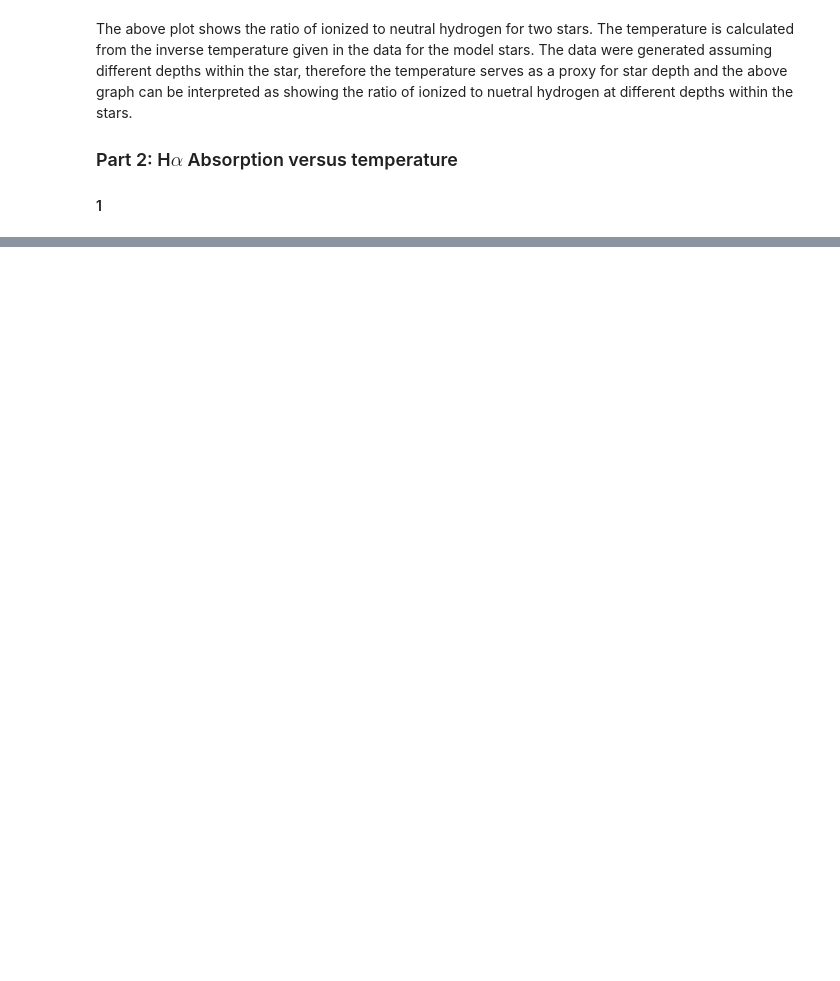
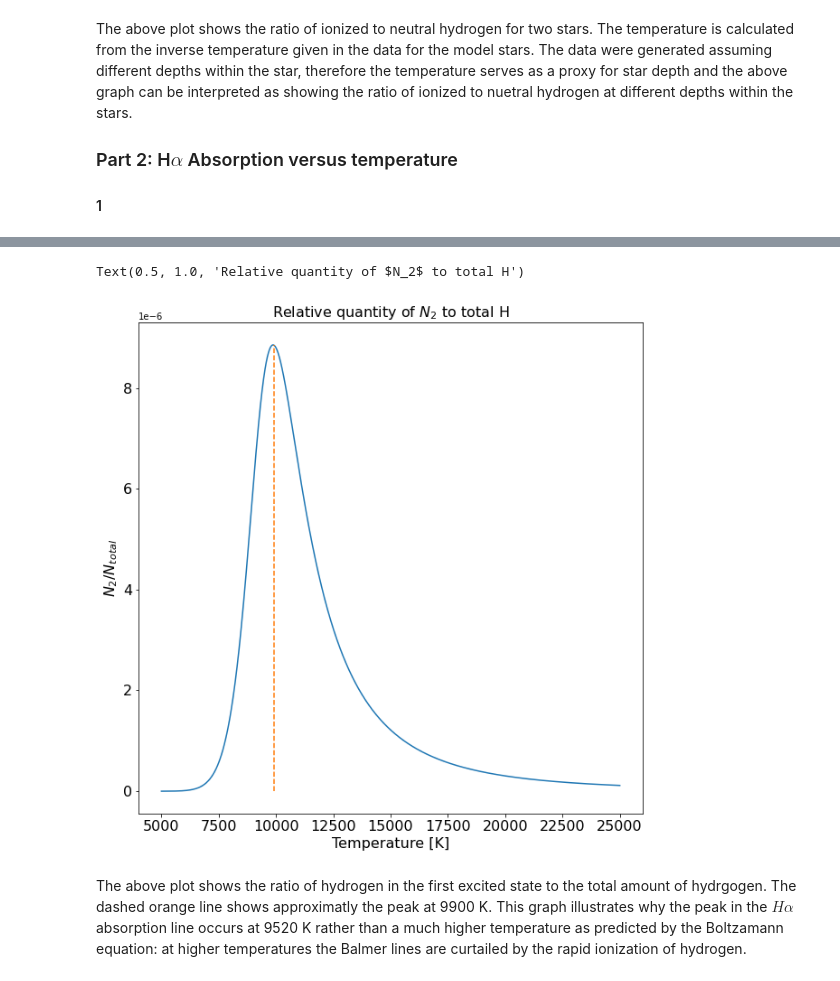
Before and after one commit to cmerrill11/astr-421, a Jupyter notebook: HW 2.ipynb, the cells around one changed output, grey strips where cells are left out. Drawn from its saved outputs; the diff is of its cells as text; code cells hidden in the pictures; blank space fills up the shorter version.

```diff
--- a/HW 2.ipynb
+++ b/HW 2.ipynb
@@ -92,0 +147,19 @@ plt.plot(t, ratio)
+# %%
+N2_N1 = boltz(8, -3.4*1.6e-19, t)/ boltz(2, -13.6*1.6e-19, t)
+
+N2_Ntotal = (N2_N1 / (1 + N2_N1)) * (1 / (1 + NII_NI))
+
+fig, ax = plt.subplots(1, 1, figsize = (10,10))
+plt.tick_params(labelsize = 16)
+ax.plot(t, N2_Ntotal)
+ax.plot(np.repeat(9900, 100),
+        np.linspace(min(N2_Ntotal), max(N2_Ntotal), 100),
+        linestyle = 'dashed')
+ax.set_xlabel("Temperature [K]", fontsize = 16)
+ax.set_ylabel("$N_{2}/N_{total}$", fontsize = 16)
+ax.set_title("Relative quantity of $N_2$ to total H", fontsize = 16)
+# %% [output]
+Text(0.5, 1.0, 'Relative quantity of $N_2$ to total H')
+[figure, added]
+# %% [markdown]
+The above plot shows the ratio of hydrogen in the first excited state to the total amount of hydrgogen. The dashed orange line shows approximatly the peak at 9900 K. This graph illustrates why the peak in the $H\alpha$ absorption line occurs at 9520 K rather than a much higher temperature as predicted by the Boltzamann equation: at higher temperatures the Balmer lines are curtailed by the rapid ionization of hydrogen.
```
Also changed, not shown: parts of 5 cells of this notebook.
